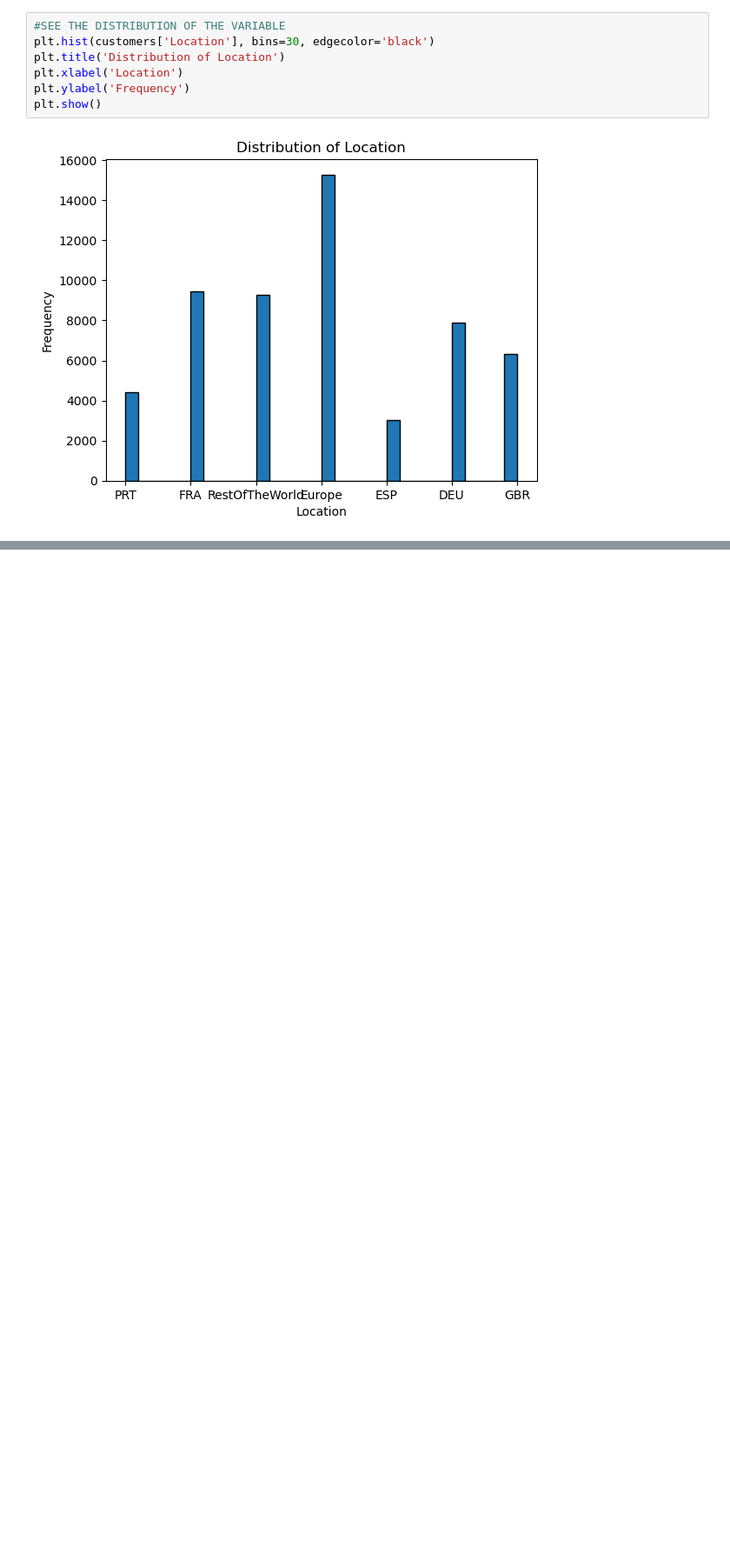
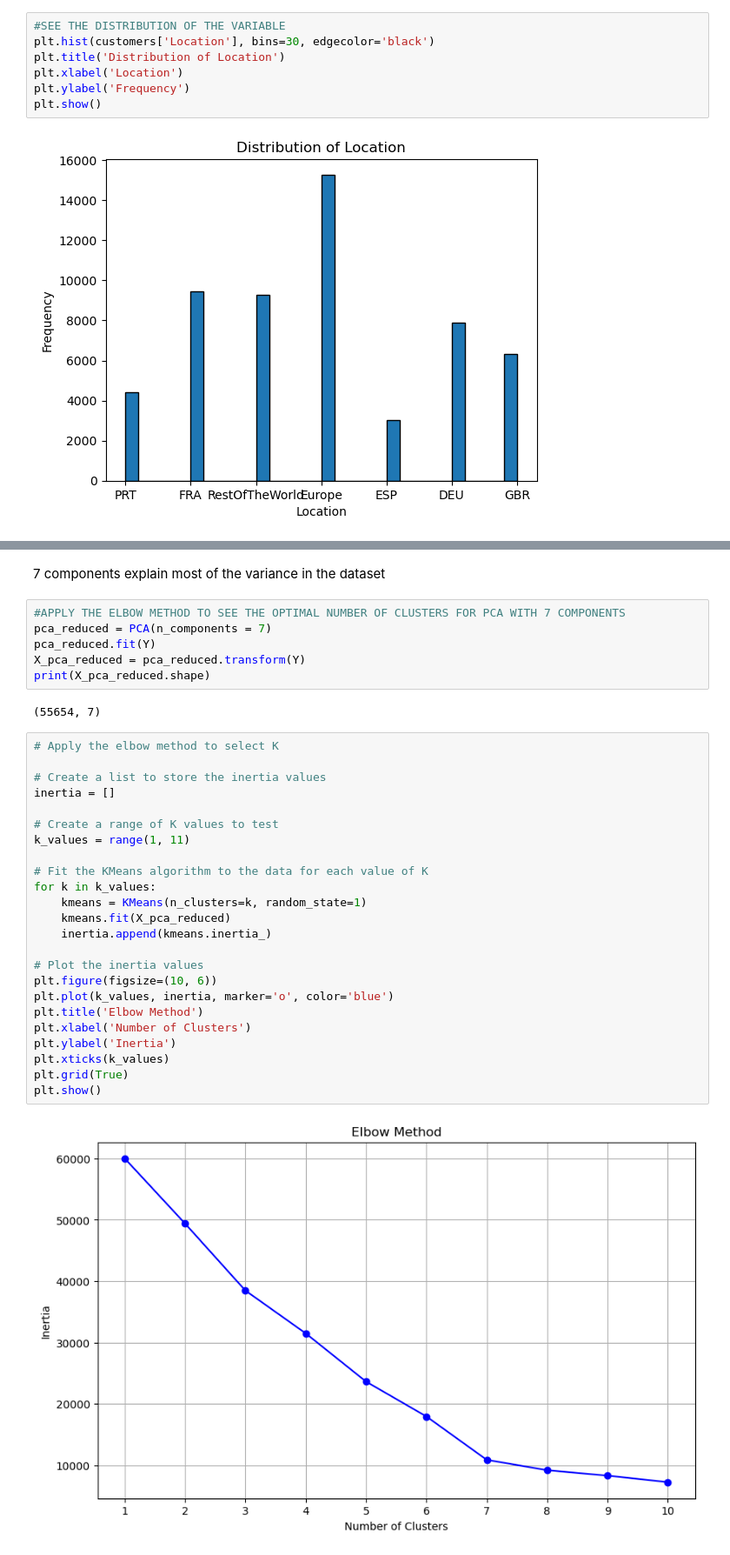
Before and after one commit to RubenCMarques/Hotel-Customer-Segmentation, a Jupyter notebook: Notebooks/A-B.ipynb, the cells around one changed output, grey strips where cells are left out. Shown at 87% size. Saved outputs shown, nothing was run; the diff lists cells and outputs as text; blank space fills up the shorter version.

Commit message:
Start clustering

```diff
--- a/Notebooks/A-B.ipynb
+++ b/Notebooks/A-B.ipynb
@@ -1300,0 +1426,36 @@ customers = customers[customers['RoomNights']>customers['PersonsNights']]
+# %% [markdown]
+7 components explain most of the variance in the dataset
+# %%
+#APPLY THE ELBOW METHOD TO SEE THE OPTIMAL NUMBER OF CLUSTERS FOR PCA WITH 7 COMPONENTS
+pca_reduced = PCA(n_components = 7)
+pca_reduced.fit(Y)
+X_pca_reduced = pca_reduced.transform(Y)
+print(X_pca_reduced.shape)
+# %% [output]
+(55654, 7)
+# %%
+# Apply the elbow method to select K
+
+# Create a list to store the inertia values
+inertia = []
+
+# Create a range of K values to test
+k_values = range(1, 11)
+
+# Fit the KMeans algorithm to the data for each value of K
+for k in k_values:
+    kmeans = KMeans(n_clusters=k, random_state=1)
+    kmeans.fit(X_pca_reduced)
+    inertia.append(kmeans.inertia_)
+
+# Plot the inertia values
+plt.figure(figsize=(10, 6))
+plt.plot(k_values, inertia, marker='o', color='blue')
+plt.title('Elbow Method')
+plt.xlabel('Number of Clusters')
+plt.ylabel('Inertia')
+plt.xticks(k_values)
+plt.grid(True)
+plt.show()
+# %% [output]
+[figure, added]
```
Also changed, not shown: parts of 31 cells of this notebook.
